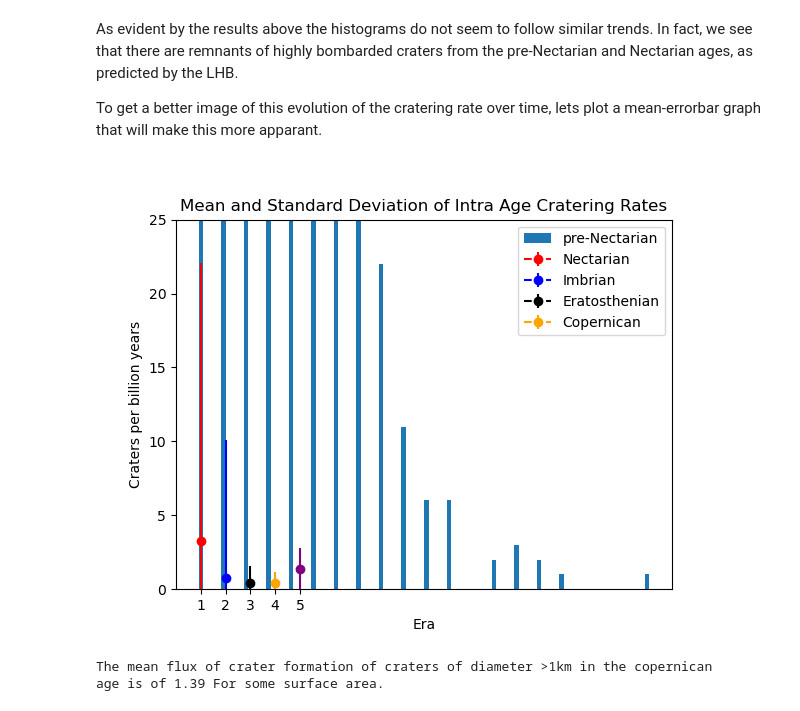
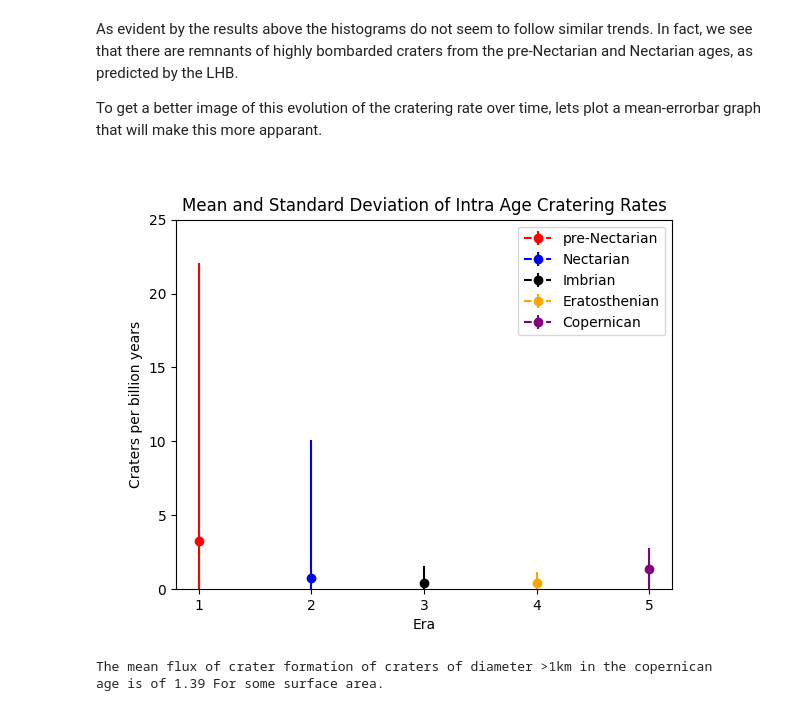
Before and after one commit to devlinih/lunar-crater-rates, a Jupyter notebook: lunar-crater-rates.ipynb, the cells around one changed output. Drawn from its saved outputs; the diff is of its cells as text; code cells hidden in the pictures.

Commit message:
Add Captions and Formatting
Adds some captions, and fixes some issues with the figure rendering

Fixed Figure3

TODO: Finish adding captions

```diff
--- a/lunar-crater-rates.ipynb
+++ b/lunar-crater-rates.ipynb
@@ -375,20 +380,21 @@ As evident by the results above the histograms do not seem to follow similar tre
 To get a better image of this evolution of the cratering rate over time, lets plot a mean-errorbar graph that will make this more apparant.
 # %%
 #plot errorbars intra-age
+fig4 = plt.figure()
 plt.errorbar(1, pre_nectarian_old_rates_mean, yerr= pre_nectarian_old_rates_std, fmt='--o', color='red')
 plt.errorbar(2, nectarian_old_rates_mean, yerr= nectarian_old_rates_std, fmt='--o', color='blue')
 plt.errorbar(3, imbrian_old_rates_mean, yerr= imbrian_old_rates_std, fmt='--o', color='black')
 plt.errorbar(4, eratosthenian_old_rates_mean, yerr= eratosthenian_old_rates_std ,fmt='--o',color='orange')
 plt.errorbar(5, copernican_old_rates_mean, yerr= copernican_old_rates_std, fmt='--o', color='purple')
 plt.title("Mean and Standard Deviation of Intra Age Cratering Rates")
 plt.xlabel("Era")
 plt.xticks([1,2,3,4,5])
 plt.ylabel("Craters per billion years")
 plt.legend(["pre-Nectarian", "Nectarian", "Imbrian", "Eratosthenian", "Copernican"], loc = "upper right")
 plt.ylim((0,25))
 plt.show()
 # %% [output]
-[figure, old version]
+[figure, new version]
 # %%
 print("The mean flux of crater formation of craters of diameter >1km in the copernican")
 print("age is of %.2f" % copernican_old_rates_mean,"For some surface area.")
```
Also changed, not shown: parts of 14 cells of this notebook.
